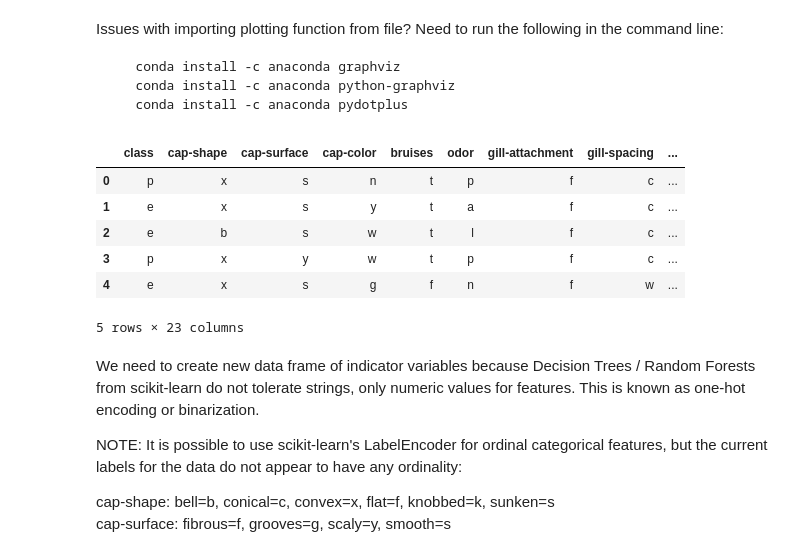
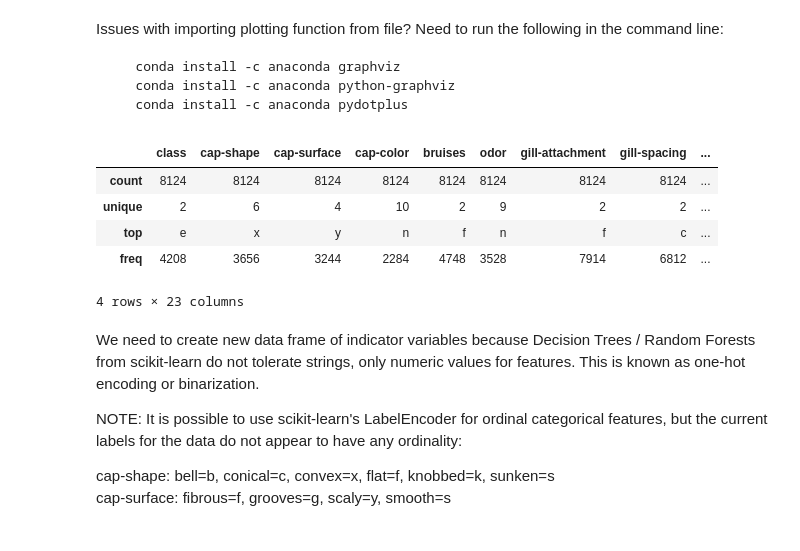
Before and after one commit to jmouchawar/mushroom_decision_tree, a Jupyter notebook: mushroom_DecisionTree.ipynb, the cells around one changed output. Saved outputs shown, nothing was run; the diff lists cells and outputs as text; code cells hidden in the pictures.

```diff
--- a/mushroom_DecisionTree.ipynb
+++ b/mushroom_DecisionTree.ipynb
@@ -22,15 +22,14 @@ Issues with importing plotting function from file? Need to run the following in
 # %%
 mushdf = pd.read_csv('data/mushrooms.csv')
 
-mushdf.head()
+mushdf.describe()
 # %% [output]
 |  | class | cap-shape | cap-surface | cap-color | bruises | odor | gill-attachment | gill-spacing | ... |
-| 0 | p | x | s | n | t | p | f | c | ... |
-| 1 | e | x | s | y | t | a | f | c | ... |
-| 2 | e | b | s | w | t | l | f | c | ... |
-| 3 | p | x | y | w | t | p | f | c | ... |
-| 4 | e | x | s | g | f | n | f | w | ... |
+| count | 8124 | 8124 | 8124 | 8124 | 8124 | 8124 | 8124 | 8124 | ... |
+| unique | 2 | 6 | 4 | 10 | 2 | 9 | 2 | 2 | ... |
+| top | e | x | y | n | f | n | f | c | ... |
+| freq | 4208 | 3656 | 3244 | 2284 | 4748 | 3528 | 7914 | 6812 | ... |
-5 rows × 23 columns
+4 rows × 23 columns
 # %% [markdown]
 We need to create new data frame of  indicator variables because Decision Trees / Random Forests from scikit-learn do not tolerate strings, only numeric values for features. This is known as one-hot encoding or binarization.
 
```
Also changed, not shown: parts of 6 cells of this notebook.
